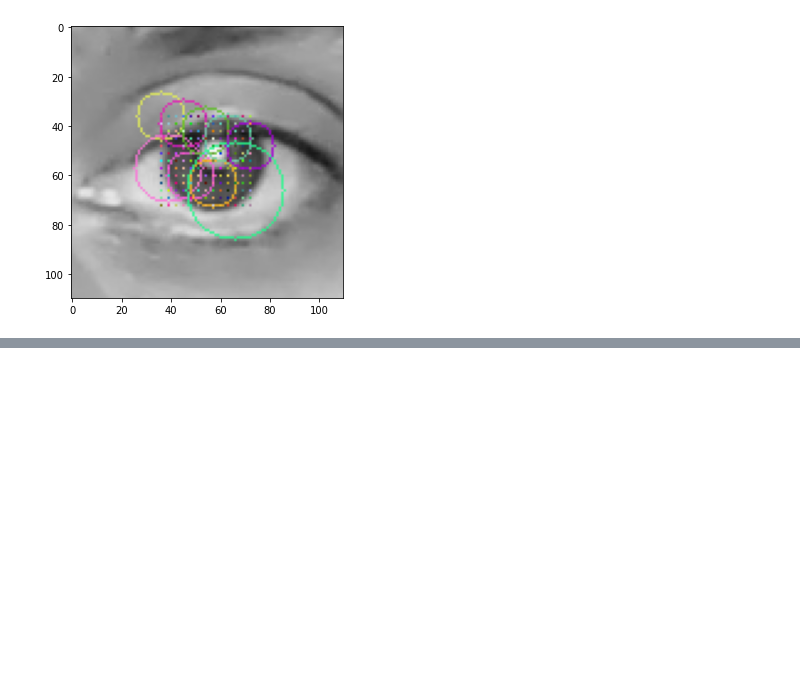
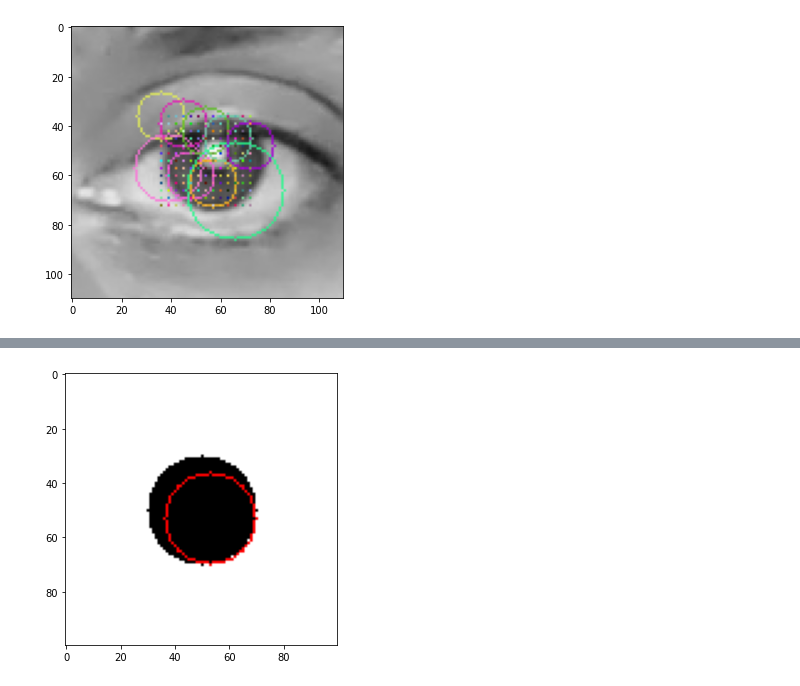
Before and after one commit to banderlog/daugman, a Jupyter notebook: daugman_visual_explanation.ipynb, the cells around one changed output, grey strips where cells are left out. Cells and saved outputs as stored; diff of their text form; code cells hidden in the pictures; blank space fills up the shorter version.

```diff
--- a/daugman_visual_explanation.ipynb
+++ b/daugman_visual_explanation.ipynb
@@ -113,0 +109,4 @@ _ = plt.imshow(out[::,::,::-1])
+# %%
+dve.find_iris_on_binary_image(daugman_start=10, daugman_end=30, daugman_step=1, points_step=10)
+# %% [output]
+[figure, added]
```
Also changed, not shown: parts of 22 cells of this notebook, 3 other files.
